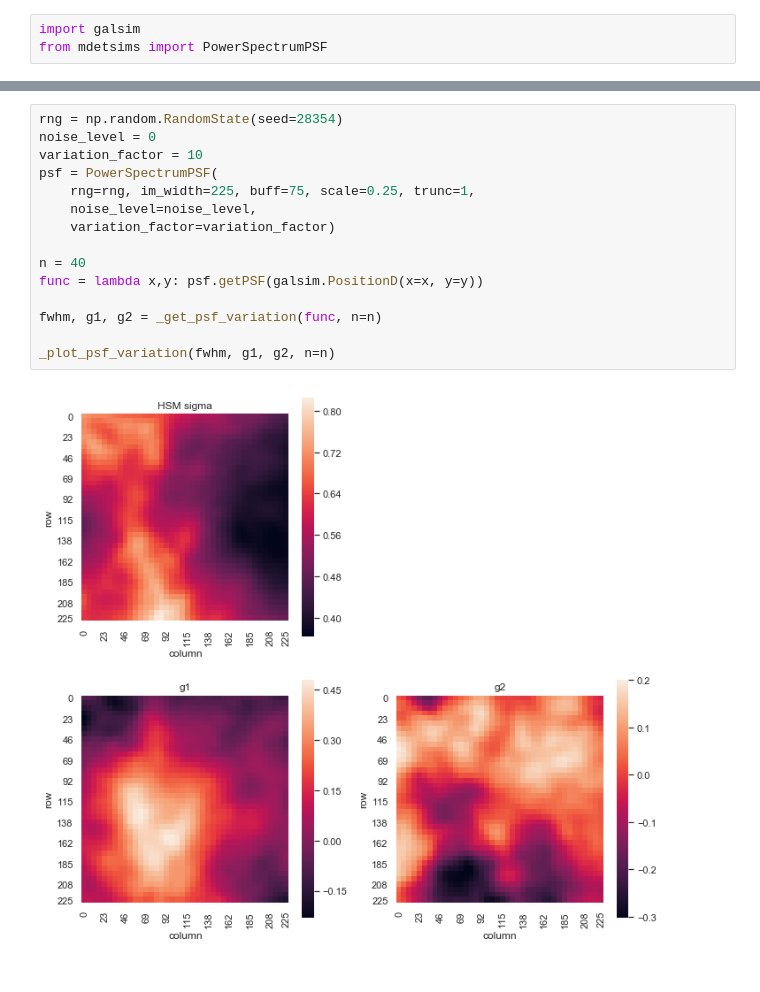
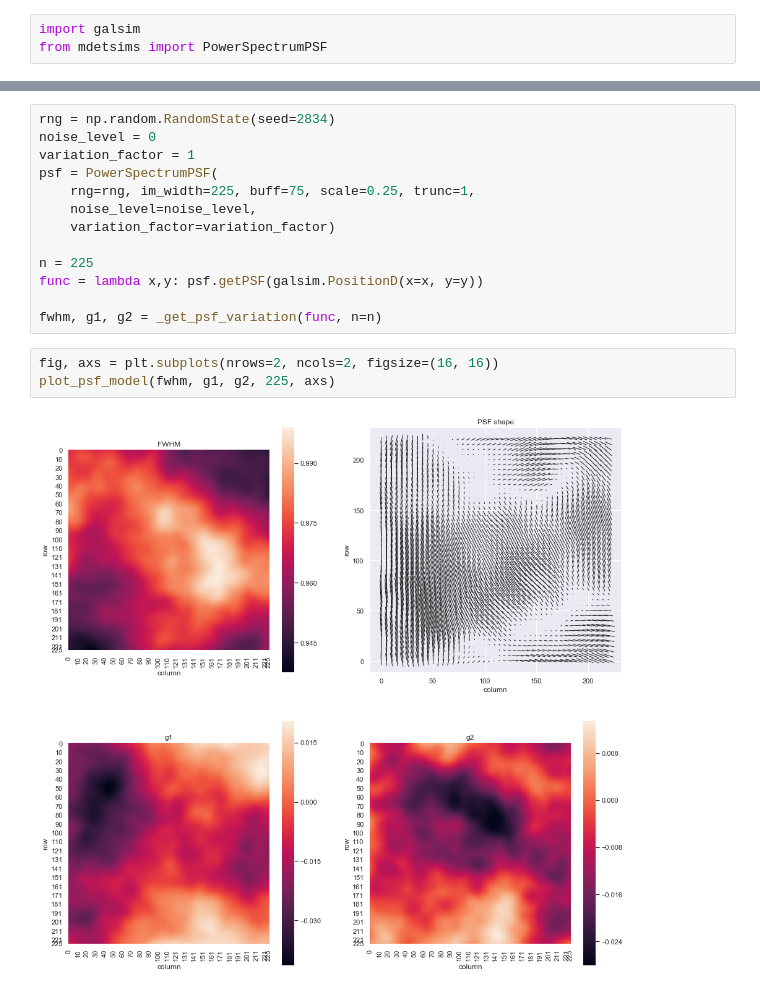
Before and after one commit to beckermr/metadetect-sims, a Jupyter notebook: plots_and_notebooks/plot_ps_psf.ipynb, the cells around one changed output, grey strips where cells are left out. Cells and saved outputs as stored; diff of their text form.

```diff
--- a/plots_and_notebooks/plot_ps_psf.ipynb
+++ b/plots_and_notebooks/plot_ps_psf.ipynb
@@ -83,19 +37,20 @@ def _plot_psf_variation(fwhm, g1, g2, n=20):
 # %%
-rng = np.random.RandomState(seed=28354)
+rng = np.random.RandomState(seed=2834)
 noise_level = 0
-variation_factor = 10
+variation_factor = 1
 psf = PowerSpectrumPSF(
     rng=rng, im_width=225, buff=75, scale=0.25, trunc=1,
     noise_level=noise_level,
     variation_factor=variation_factor)
 
-n = 40
+n = 225
 func = lambda x,y: psf.getPSF(galsim.PositionD(x=x, y=y))
 
 fwhm, g1, g2 = _get_psf_variation(func, n=n)
-
-_plot_psf_variation(fwhm, g1, g2, n=n)
-# %% [output]
-[figure, removed]
+# %%
+fig, axs = plt.subplots(nrows=2, ncols=2, figsize=(16, 16))
+plot_psf_model(fwhm, g1, g2, 225, axs)
+# %% [output]
+[figure, added]
 # %%
 plt.figure(figsize=(8, 8))
```
Also changed, not shown: parts of 3 cells of this notebook, 15 other files.
